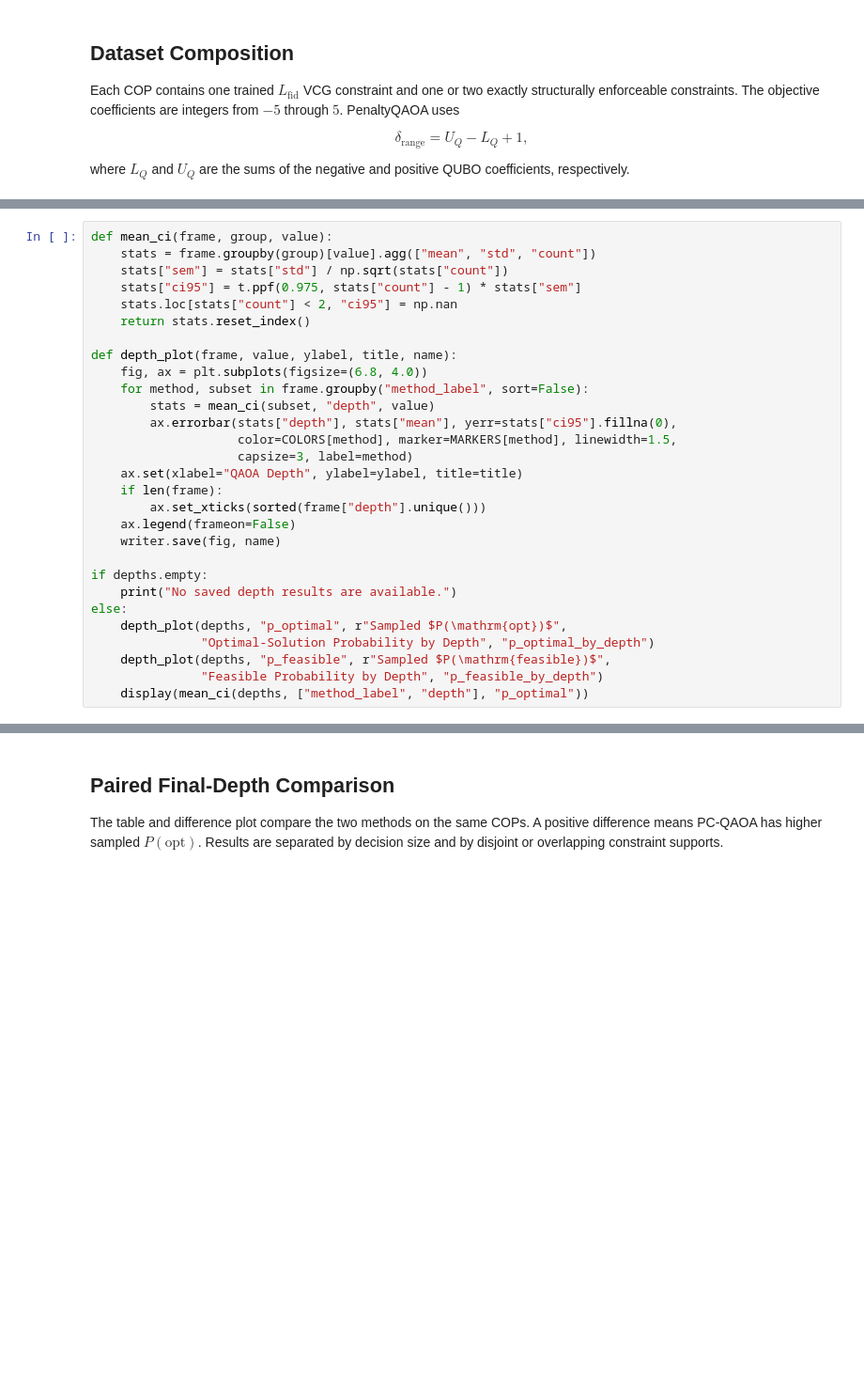
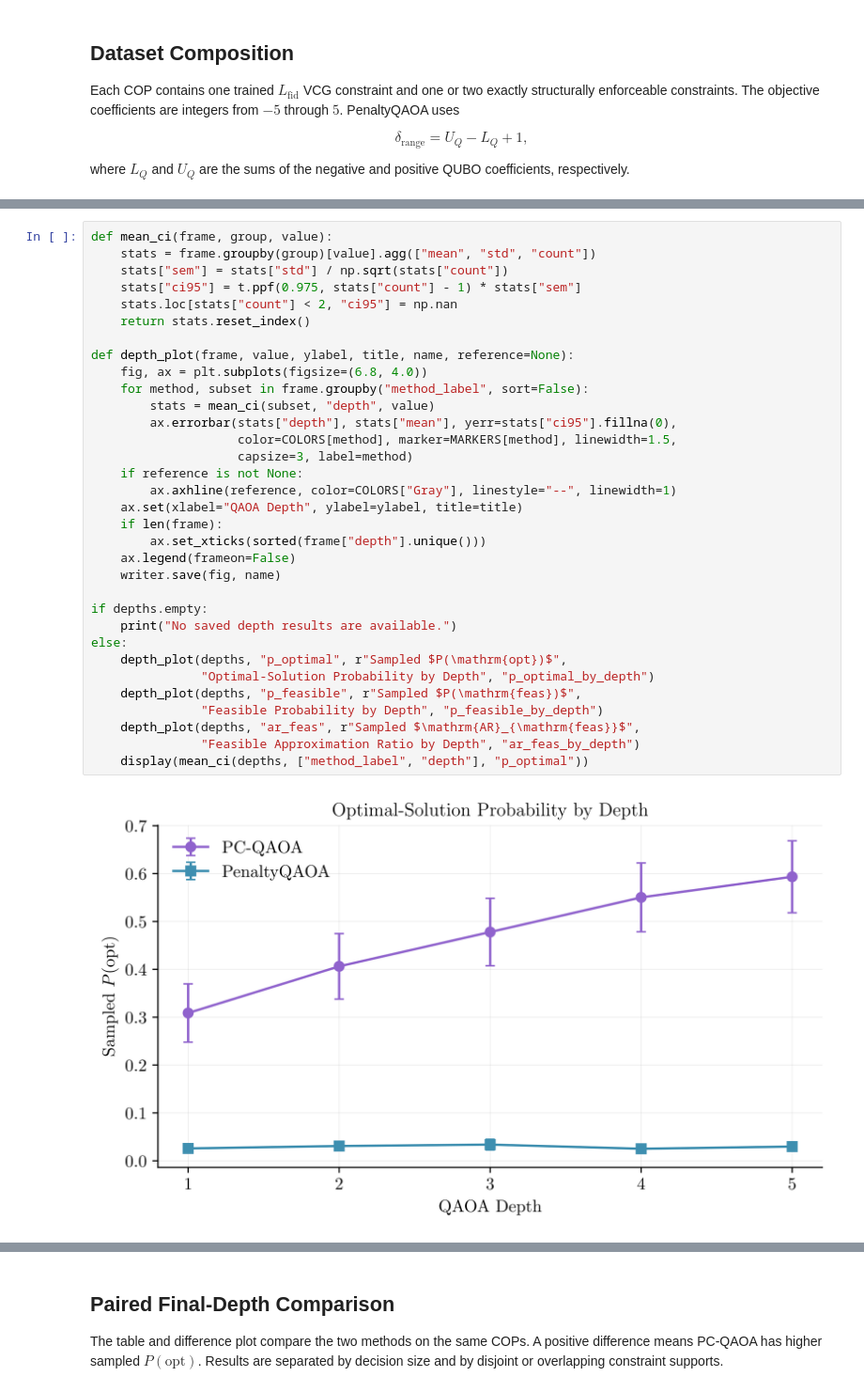
Before and after one commit to Vilcius/constraint_gadgets, a Jupyter notebook: final_experiment/notebooks/final_experiment_results.ipynb, the cells around one changed output, grey strips where cells are left out. Shown at 94% size. Drawn from its saved outputs; the diff is of its cells as text; blank space fills up the shorter version.

```diff
--- a/final_experiment/notebooks/final_experiment_results.ipynb
+++ b/final_experiment/notebooks/final_experiment_results.ipynb
@@ -189,29 +277,35 @@ Slack registers are marginalized before this calculation. Sampled probabilities
 # %%
 def mean_ci(frame, group, value):
     stats = frame.groupby(group)[value].agg(["mean", "std", "count"])
     stats["sem"] = stats["std"] / np.sqrt(stats["count"])
     stats["ci95"] = t.ppf(0.975, stats["count"] - 1) * stats["sem"]
     stats.loc[stats["count"] < 2, "ci95"] = np.nan
     return stats.reset_index()
 
-def depth_plot(frame, value, ylabel, title, name):
+def depth_plot(frame, value, ylabel, title, name, reference=None):
     fig, ax = plt.subplots(figsize=(6.8, 4.0))
     for method, subset in frame.groupby("method_label", sort=False):
         stats = mean_ci(subset, "depth", value)
         ax.errorbar(stats["depth"], stats["mean"], yerr=stats["ci95"].fillna(0),
                     color=COLORS[method], marker=MARKERS[method], linewidth=1.5,
                     capsize=3, label=method)
+    if reference is not None:
+        ax.axhline(reference, color=COLORS["Gray"], linestyle="--", linewidth=1)
     ax.set(xlabel="QAOA Depth", ylabel=ylabel, title=title)
     if len(frame):
         ax.set_xticks(sorted(frame["depth"].unique()))
     ax.legend(frameon=False)
     writer.save(fig, name)
 
 if depths.empty:
     print("No saved depth results are available.")
 else:
     depth_plot(depths, "p_optimal", r"Sampled $P(\mathrm{opt})$",
                "Optimal-Solution Probability by Depth", "p_optimal_by_depth")
-    depth_plot(depths, "p_feasible", r"Sampled $P(\mathrm{feasible})$",
+    depth_plot(depths, "p_feasible", r"Sampled $P(\mathrm{feas})$",
                "Feasible Probability by Depth", "p_feasible_by_depth")
+    depth_plot(depths, "ar_feas", r"Sampled $\mathrm{AR}_{\mathrm{feas}}$",
+               "Feasible Approximation Ratio by Depth", "ar_feas_by_depth")
     display(mean_ci(depths, ["method_label", "depth"], "p_optimal"))
+# %% [output]
+[figure, added]
```
Also changed, not shown: parts of 14 cells of this notebook.
